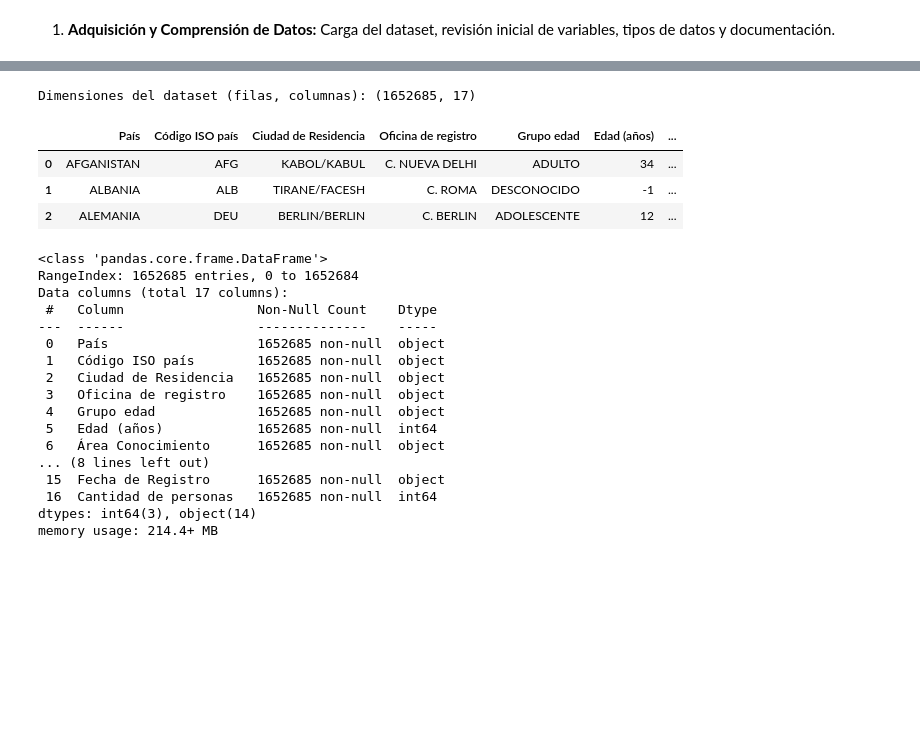
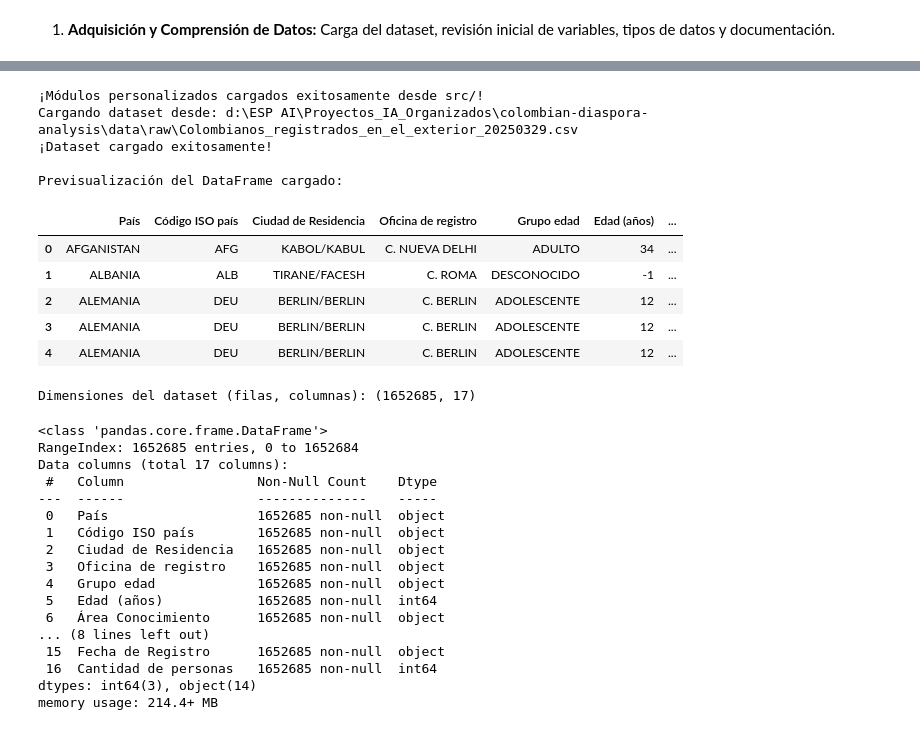
Before and after one commit to jhongaleano09/colombian-diaspora-analysis, a Jupyter notebook: notebooks/1.0-EDA_and_Prototyping.ipynb, the cells around one changed output, grey strips where cells are left out. Cells and saved outputs as stored; diff of their text form; code cells hidden in the pictures; blank space fills up the shorter version.

Commit message:
ajuste a preprocesamiento con refactorización para llamar la función desde src

```diff
--- a/notebooks/1.0-EDA_and_Prototyping.ipynb
+++ b/notebooks/1.0-EDA_and_Prototyping.ipynb
@@ -131,14 +130,60 @@ ModuleNotFoundError: No module named 'src'
+# %%
+import os
+
+# Añade la raíz del proyecto al sys.path
+# Esto permite que Python encuentre el directorio 'src'
+project_root = os.path.abspath(os.path.join(os.getcwd(), '..'))
+if project_root not in sys.path:
+    sys.path.append(project_root)
+    print(f"Ruta del proyecto añadida al path: {project_root}")
+
+
+
+# Importaciones y Carga de Datos Refactorizada
+
+# Importaciones principales para el notebook
+# import pandas as pd
+# import numpy as np
+
+# AHORA SÍ: Importa tus propios módulos desde el directorio src/
+from src.data_preprocessing import load_data, clean_data
+from src.visualization import plot_top_countries
+from src.clustering_analysis import run_kmeans
+from src.supervised_modeling import train_random_forest
+
+print("\n¡Módulos personalizados cargados exitosamente desde src/!")
+
+
+# Define la ruta al dataset crudo
+file_name = 'Colombianos_registrados_en_el_exterior_20250329.csv'
+full_file_path = os.path.join(project_root, 'data', 'raw', file_name)
+
+
+# Llama a la función que creaste en 'data_preprocessing.py'.
+df_migracion = load_data(full_file_path)
+
+# Muestra el resultado para confirmar
+if df_migracion is not None:
+    print("\nPrevisualización del DataFrame cargado:")
+
+
+df_migracion.head(3)
+# %% [output]
+¡Módulos personalizados cargados exitosamente desde src/!
+Cargando dataset desde: d:\ESP AI\Proyectos_IA_Organizados\colombian-diaspora-analysis\data\raw\Colombianos_registrados_en_el_exterior_20250329.csv
+¡Dataset cargado exitosamente!
+
+Previsualización del DataFrame cargado:
+|  | País | Código ISO país | Ciudad de Residencia | Oficina de registro | Grupo edad | Edad (años) | ... |
+| 0 | AFGANISTAN | AFG | KABOL/KABUL | C. NUEVA DELHI | ADULTO | 34 | ... |
+| 1 | ALBANIA | ALB | TIRANE/FACESH | C. ROMA | DESCONOCIDO | -1 | ... |
+| 2 | ALEMANIA | DEU | BERLIN/BERLIN | C. BERLIN | ADOLESCENTE | 12 | ... |
+| 3 | ALEMANIA | DEU | BERLIN/BERLIN | C. BERLIN | ADOLESCENTE | 12 | ... |
+| 4 | ALEMANIA | DEU | BERLIN/BERLIN | C. BERLIN | ADOLESCENTE | 12 | ... |
 # %%
 print(f"Dimensiones del dataset (filas, columnas): {df_migracion.shape}")
 # %% [output]
 Dimensiones del dataset (filas, columnas): (1652685, 17)
-# %%
-df_migracion.head(3)
-# %% [output]
-|  | País | Código ISO país | Ciudad de Residencia | Oficina de registro | Grupo edad | Edad (años) | ... |
-| 0 | AFGANISTAN | AFG | KABOL/KABUL | C. NUEVA DELHI | ADULTO | 34 | ... |
-| 1 | ALBANIA | ALB | TIRANE/FACESH | C. ROMA | DESCONOCIDO | -1 | ... |
-| 2 | ALEMANIA | DEU | BERLIN/BERLIN | C. BERLIN | ADOLESCENTE | 12 | ... |
 # %%
 df_migracion.info() # Información general del DataFrame Tipos de Datos y Valores No Nulos
 # %% [output]
```
Also changed, not shown: parts of 2 cells of this notebook, 1 other file.
